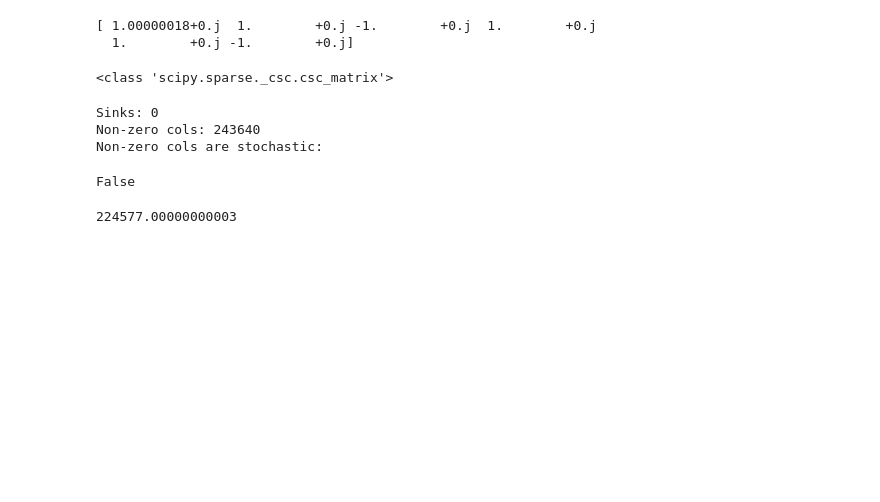
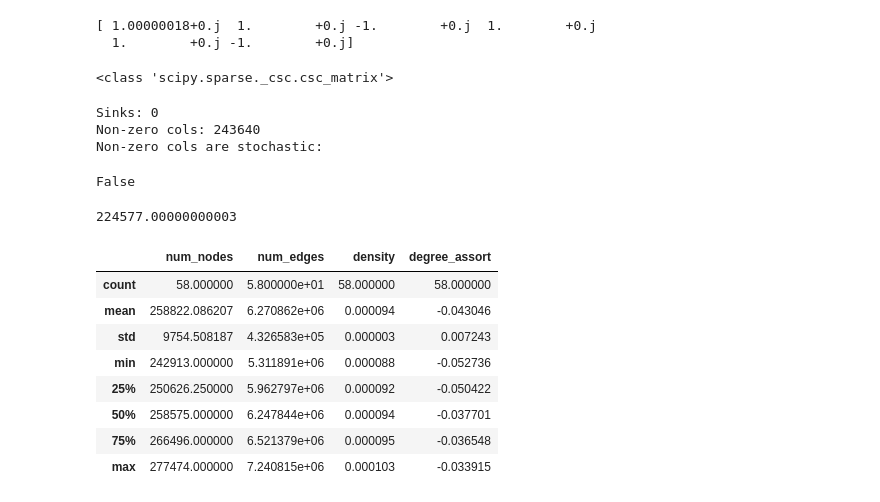
Before and after one commit to prithvidasgupta/si608, a Jupyter notebook: notebooks/pm-dev_data_explore.ipynb, the cells around one changed output. Cells and saved outputs as stored; diff of their text form; code cells hidden in the pictures; blank space fills up the shorter version.

```diff
--- a/notebooks/pm-dev_data_explore.ipynb
+++ b/notebooks/pm-dev_data_explore.ipynb
@@ -489,3 +489,17 @@ random_walk(graph_201901, trans_matrix, random_start)
 trans_matrix.sum(axis=0).sum()
 # %% [output]
 224577.00000000003
+# %%
+net_stats = pd.read_csv("../output/topology/network_stats.csv")
+# %%
+net_stats.describe()
+# %% [output]
+|  | num_nodes | num_edges | density | degree_assort |
+| count | 58.000000 | 5.800000e+01 | 58.000000 | 58.000000 |
+| mean | 258822.086207 | 6.270862e+06 | 0.000094 | -0.043046 |
+| std | 9754.508187 | 4.326583e+05 | 0.000003 | 0.007243 |
+| min | 242913.000000 | 5.311891e+06 | 0.000088 | -0.052736 |
+| 25% | 250626.250000 | 5.962797e+06 | 0.000092 | -0.050422 |
+| 50% | 258575.000000 | 6.247844e+06 | 0.000094 | -0.037701 |
+| 75% | 266496.000000 | 6.521379e+06 | 0.000095 | -0.036548 |
+| max | 277474.000000 | 7.240815e+06 | 0.000103 | -0.033915 |
```
Also changed, not shown: 5 other files.
